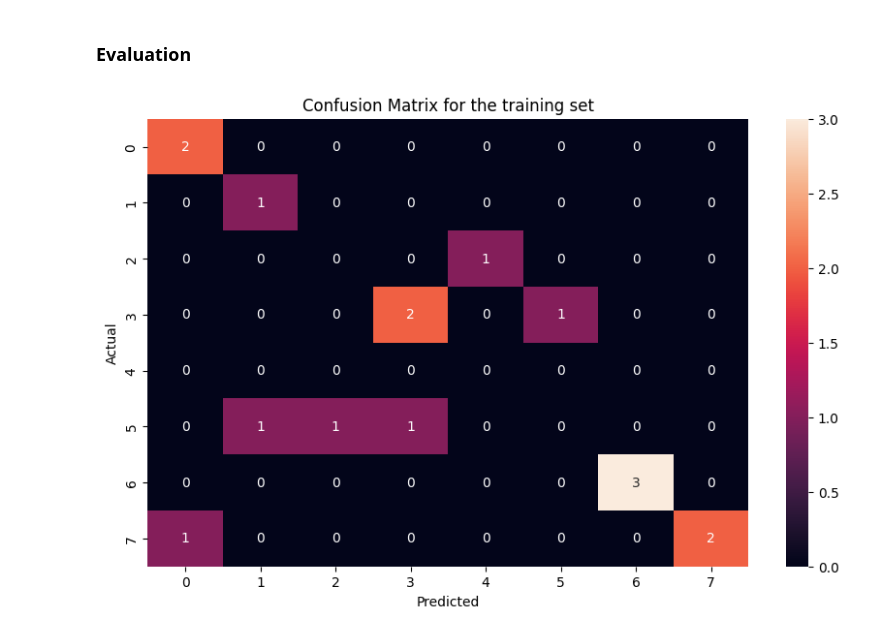
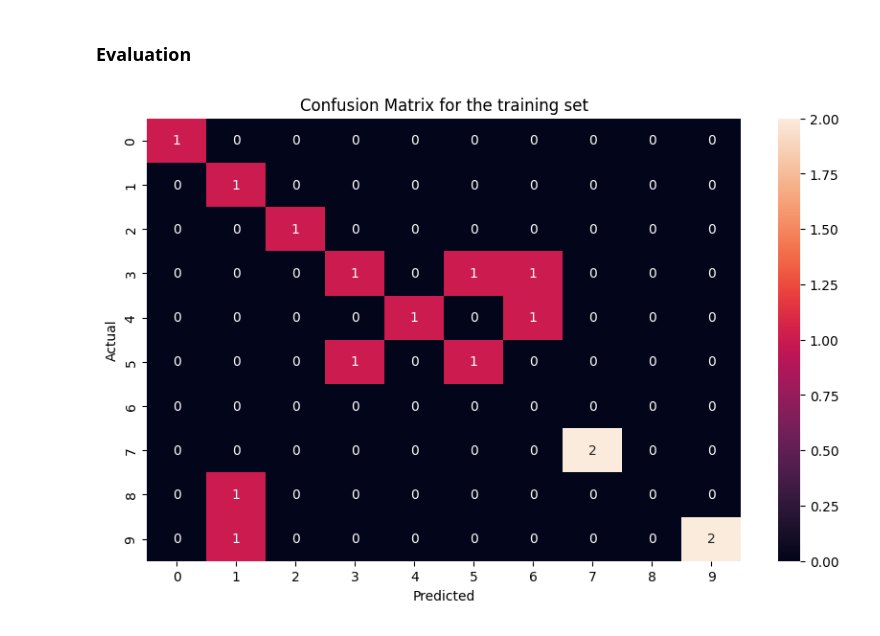
Before and after one commit to parissashahabi/CIFAR-10-Image-Classification-Using-MLP-and-RBF, a Jupyter notebook: Project_notebook.ipynb, the cells around one changed output. Drawn from its saved outputs; the diff is of its cells as text; code cells hidden in the pictures.

```diff
--- a/Project_notebook.ipynb
+++ b/Project_notebook.ipynb
@@ -26,15 +26,21 @@ cuda
 # ])
 
 # # convert data to a normalized torch.FloatTensor
+# transform = transforms.Compose([
+#     transforms.Resize((224, 224)), # Resize to 224x224 (height x width)
+#     transforms.ToTensor(),
+#     transforms.Normalize(mean=[0.485, 0.456, 0.406],
+#                           std=[0.229, 0.224, 0.225])
+# ])
 transform = transforms.Compose([
-    transforms.Resize((224, 224)), # Resize to 224x224 (height x width)
+    transforms.Resize((128, 128)), # Resize to 224x224 (height x width)
     transforms.ToTensor(),
     transforms.Normalize(mean=[0.485, 0.456, 0.406],
                           std=[0.229, 0.224, 0.225])
 ])
 # %%
 # loading the train data
-batch_size = 128
+batch_size = 16
 #drop_last=True
 train_data = datasets.CIFAR10('data', train=True,
                               download=True, transform=transform)
@@ -168,4 +174,4 @@ for param in feature_extractor.parameters():
     param.requires_grad = False
 
 feature_extractor.fc = nn.Identity()
-feature_extractor.to(device)
+feature_extractor = feature_extractor.to(device)
@@ -322,24 +310,13 @@ Test Accuracy: 0.7319027
 # %%
 #Confusion Matrix for the training set
 y_predtr_numpy = y_predict_train.data.cpu().numpy()
 y_train_numpy = y_train.data.cpu().numpy()
-cm_train = confusion_matrix(y_train_numpy, y_pred_numpy)
+cm_train = confusion_matrix(y_train_numpy, y_predtr_numpy)
 plt.subplots(figsize=(10, 6))
 sb.heatmap(cm_train, annot = True, fmt = 'g')
 plt.xlabel("Predicted")
 plt.ylabel("Actual")
 plt.title("Confusion Matrix for the training set")
 plt.show()
-
-#Confusion Matrix for the test set
-y_predts_numpy = y_predict_test.data.cpu().numpy()
-y_test_numpy = y_test.data.cpu().numpy()
-cm_train = confusion_matrix(y_test_numpy, y_predts_numpy)
-plt.subplots(figsize=(10, 6))
-sb.heatmap(cm_train, annot = True, fmt = 'g')
-plt.xlabel("Predicted")
-plt.ylabel("Actual")
-plt.title("Confusion Matrix for the testing set")
-plt.show()
 # %% [output]
-[figure, old version]
+[figure, new version]
```
Also changed, not shown: parts of 4 cells of this notebook.
